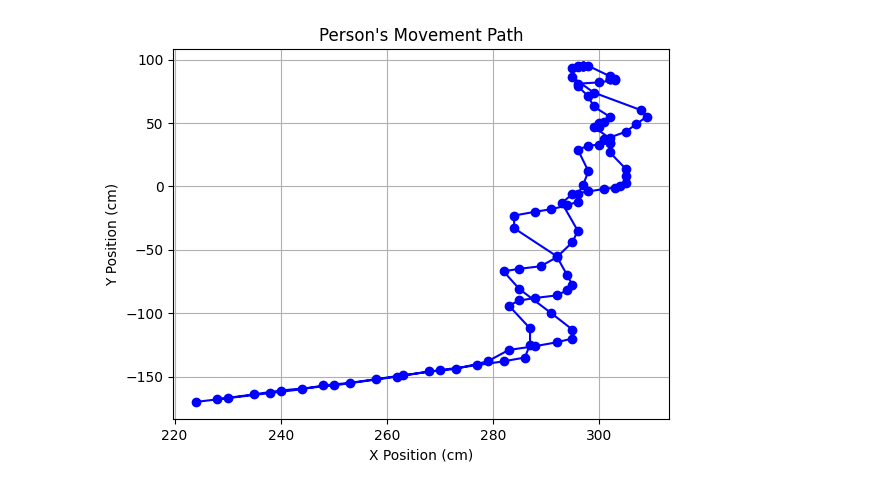
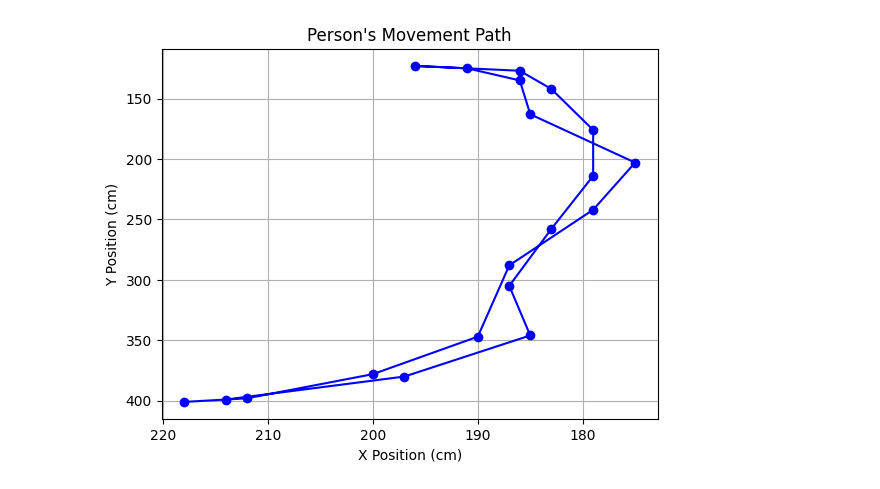
Before and after one commit to spourasgari/trajectory_detection, a Jupyter notebook: visualize.ipynb, the cells around one changed output. Cells and saved outputs as stored; diff of their text form; code cells hidden in the pictures.

```diff
--- a/visualize.ipynb
+++ b/visualize.ipynb
@@ -57,29 +265,27 @@ plt.show()
 # %%
 # With Box Frame
 import numpy as np
 import matplotlib.pyplot as plt
 import os
 
 # Load waypoints
-file_name = "inlab1"
+file_name = "inlab_eval_1"
 output_dir = f"./{file_name}"
 
 # waypoints = np.loadtxt(os.path.join(output_dir, "box_waypoints.txt"), delimiter="\t") # Includes None values
 waypoints = np.loadtxt(os.path.join(output_dir, "box_waypoints_sampled.txt"), delimiter="\t")
 # waypoints = np.loadtxt(os.path.join(output_dir, "box_waypoints_smoothed.txt"), delimiter="\t")
 
 # Plot waypoints
 plt.plot(waypoints[:, 2], waypoints[:, 3], marker="o", linestyle="-", color="blue")
 plt.title("Person's Movement Path")
 plt.xlabel("X Position (cm)")
 plt.ylabel("Y Position (cm)")
 # plt.xlim(0, 350)
 # plt.ylim(125, 375)
-# plt.gca().invert_yaxis()  # Invert Y to match video coordinates
-# plt.gca().yaxis.tick_right()  # Move Y-axis ticks to the right
-# plt.gca().invert_xaxis()  # Invert X to match video coordinates
-# plt.gca().xaxis.tick_top()  # Move X-axis ticks to the right
+plt.gca().invert_yaxis()  # Invert Y to match video coordinates
+plt.gca().invert_xaxis()  # Invert X to match video coordinates
 plt.grid(True)
 plt.show()
 # %% [output]
-[figure, old version]
+[figure, new version]
```
Also changed, not shown: parts of 22 cells of this notebook, 30 other files.
